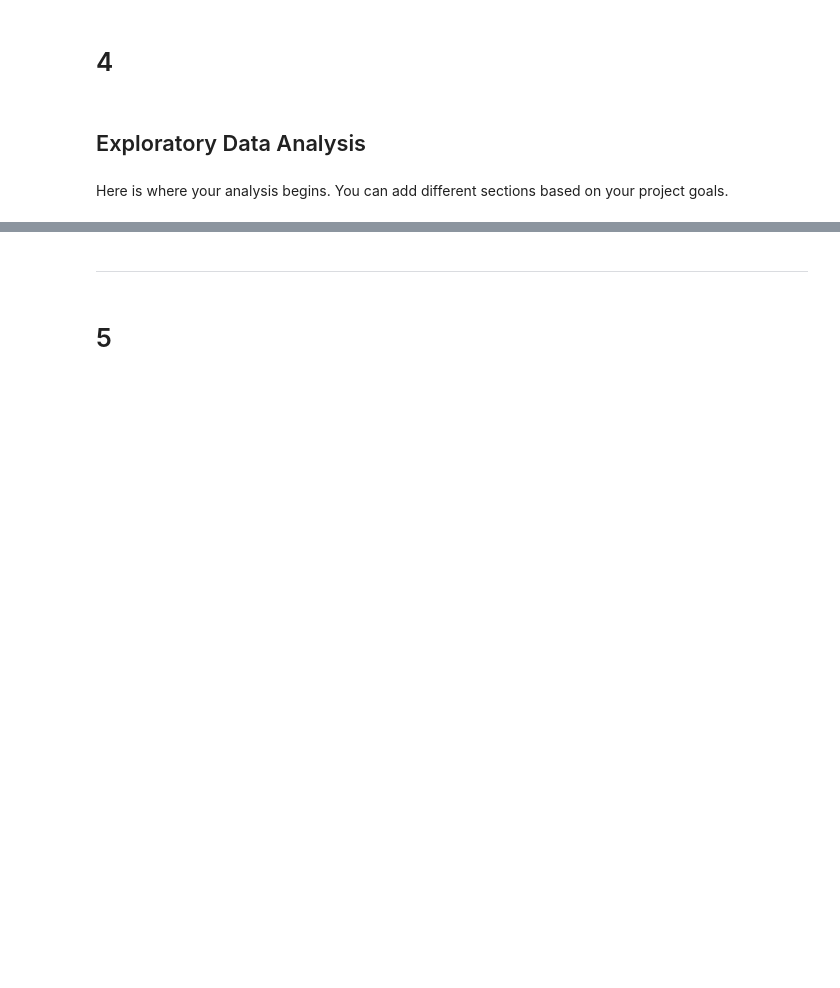
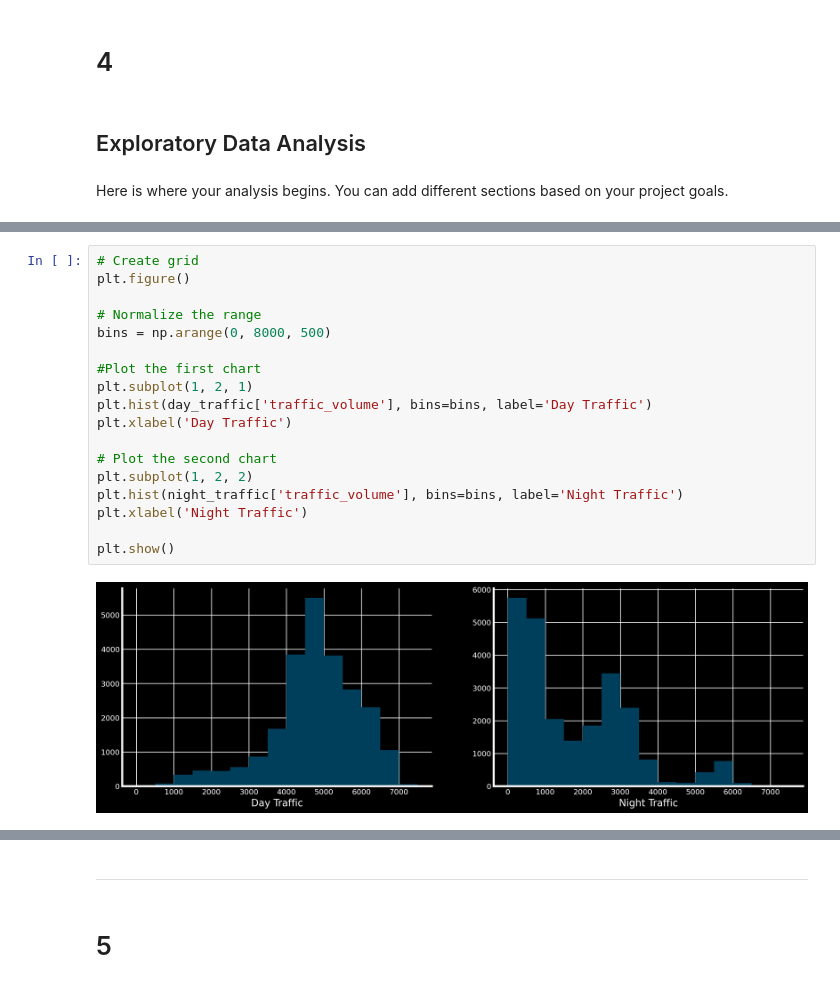
Before and after one commit to aleciaduncan/Data-Analysis, a Jupyter notebook: i94-traffic/i94-traffic.ipynb, the cells around one changed output, grey strips where cells are left out. Saved outputs shown, nothing was run; the diff lists cells and outputs as text; blank space fills up the shorter version.

```diff
--- a/i94-traffic/i94-traffic.ipynb
+++ b/i94-traffic/i94-traffic.ipynb
@@ -455,0 +492,20 @@ Here is where your analysis begins. You can add different sections based on your
+# %%
+# Create grid
+plt.figure()
+
+# Normalize the range
+bins = np.arange(0, 8000, 500)
+
+#Plot the first chart
+plt.subplot(1, 2, 1)
+plt.hist(day_traffic['traffic_volume'], bins=bins, label='Day Traffic')
+plt.xlabel('Day Traffic')
+
+# Plot the second chart
+plt.subplot(1, 2, 2)
+plt.hist(night_traffic['traffic_volume'], bins=bins, label='Night Traffic')
+plt.xlabel('Night Traffic')
+
+plt.show()
+# %% [output]
+[figure, added]
```
Also changed, not shown: parts of 27 cells of this notebook.
